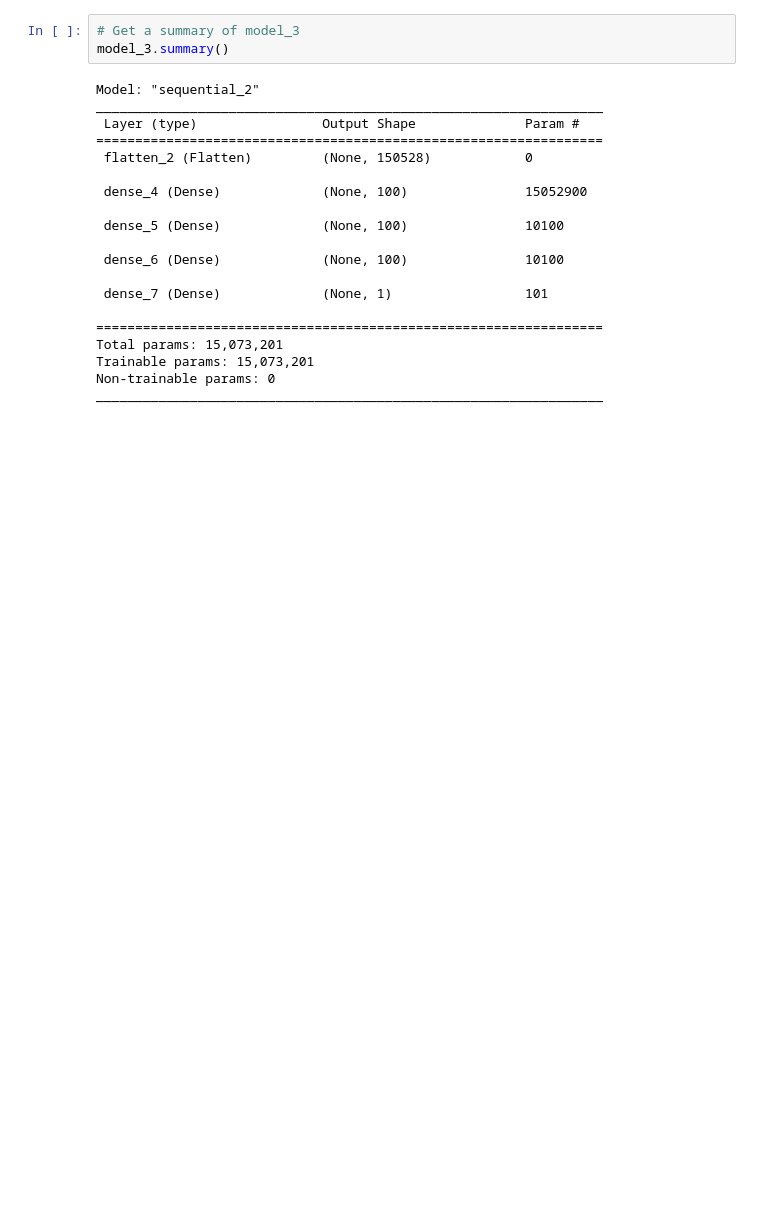
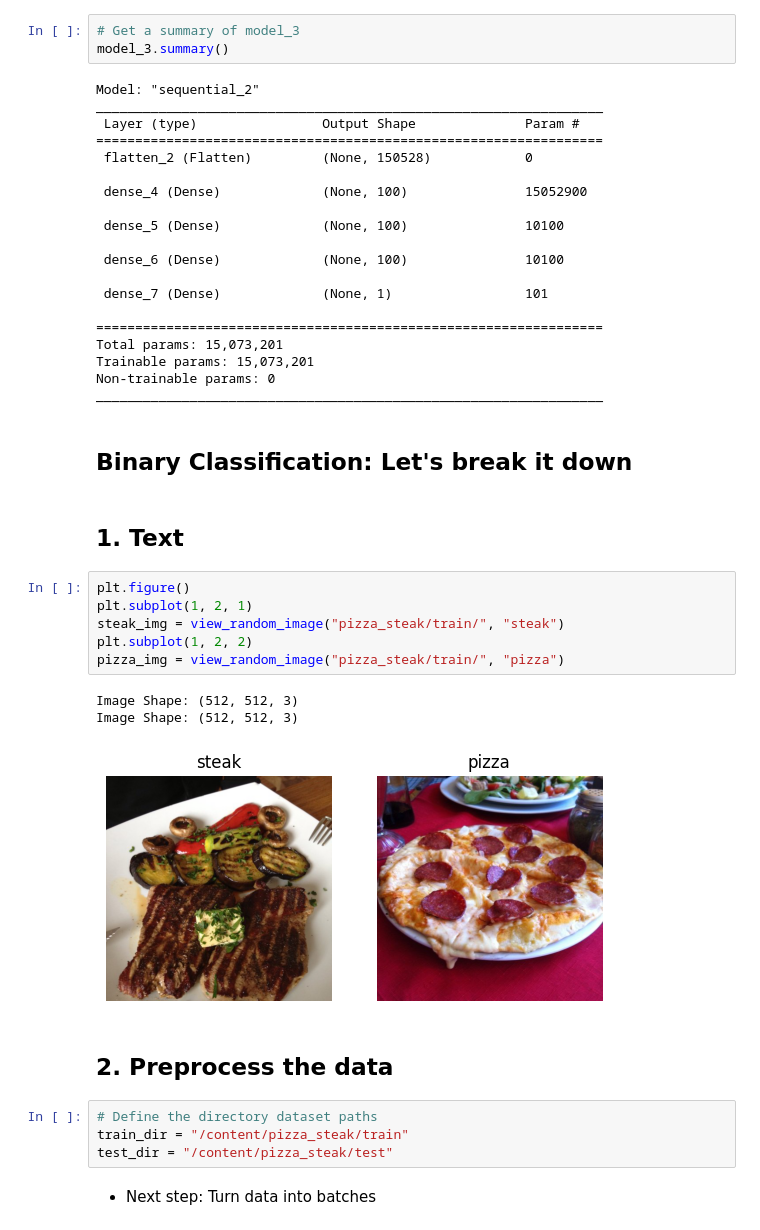
Before and after one commit to sagar2582/TensorFlow, a Jupyter notebook: 03_Convolutional_Neural_Networks_&_Computer_Vision.ipynb, the cells around one changed output. Cells and saved outputs as stored; diff of their text form; blank space fills up the shorter version.

Commit message:
breaking down the CNN model

```diff
--- a/03_Convolutional_Neural_Networks_&_Computer_Vision.ipynb
+++ b/03_Convolutional_Neural_Networks_&_Computer_Vision.ipynb
@@ -368,3 +368,25 @@ Total params: 15,073,201
 Trainable params: 15,073,201
 Non-trainable params: 0
 _________________________________________________________________
+# %% [markdown]
+## Binary Classification: Let's break it down
+# %% [markdown]
+## 1. Text
+# %%
+plt.figure()
+plt.subplot(1, 2, 1)
+steak_img = view_random_image("pizza_steak/train/", "steak")
+plt.subplot(1, 2, 2)
+pizza_img = view_random_image("pizza_steak/train/", "pizza")
+# %% [output]
+Image Shape: (512, 512, 3)
+Image Shape: (512, 512, 3)
+[figure, added]
+# %% [markdown]
+## 2. Preprocess the data
+# %%
+# Define the directory dataset paths
+train_dir = "/content/pizza_steak/train"
+test_dir = "/content/pizza_steak/test"
+# %% [markdown]
+* Next step: Turn data into batches
```
Also changed, not shown: parts of 9 cells of this notebook.
